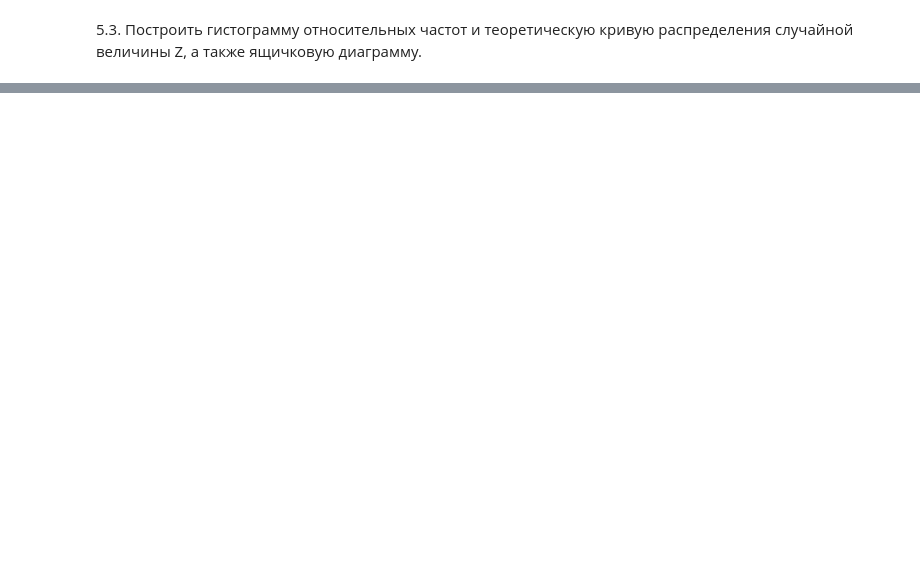
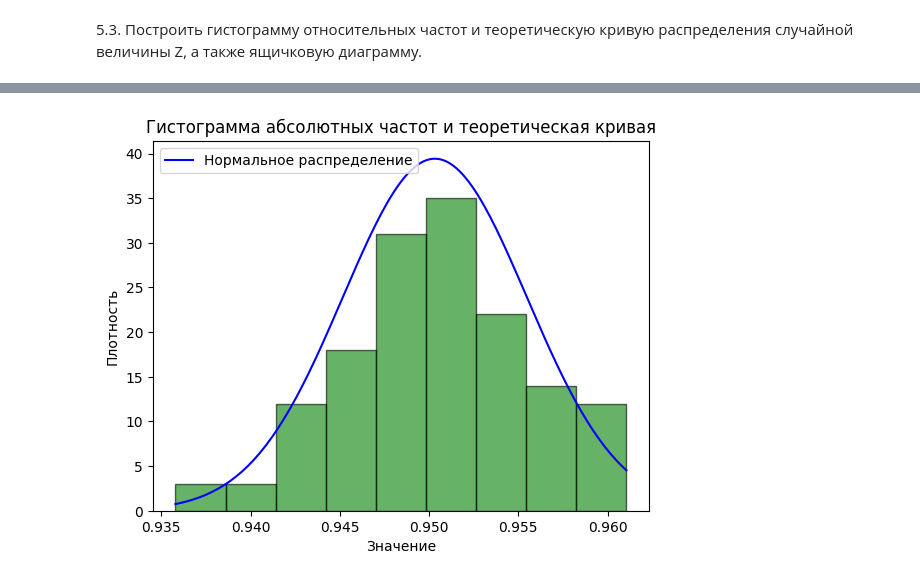
Before and after one commit to Nibuku/Stats_Analysis_, a Jupyter notebook: lab2_var5.ipynb, the cells around one changed output, grey strips where cells are left out. Drawn from its saved outputs; the diff is of its cells as text; code cells hidden in the pictures; blank space fills up the shorter version.

```diff
--- a/lab2_var5.ipynb
+++ b/lab2_var5.ipynb
@@ -329,0 +427,9 @@ print(f"Фактическое количество выбросов: {num_outli
+# %%
+std_gamma= np.std(gamma_arr)
+
+# Формула Скотта: ширина бина
+h_gamma = 3.5 * std_gamma / (150 ** (1/3))
+
+#полученные интервалы
+bins_g = (np.arange(min(gamma_arr), max(gamma_arr) + h_gamma, h_gamma))/150
+print(bins_g)
@@ -329,0 +458,19 @@ print(f"Фактическое количество выбросов: {num_outli
+# %%
+plt.hist(gamma_arr, bins=len(bins_g),alpha=0.6, color='g', edgecolor='black')
+plt.title('Гистограмма относительных частот')
+plt.xlabel('Значение')
+plt.ylabel('Плотность')
+
+x = np.linspace(np.min(gamma_arr), np.max(gamma_arr), 150)
+pdf = sts.norm.pdf(x, np.mean(gamma_arr), np.std(gamma_arr))*150*h_gamma
+plt.plot(x, pdf, 'b', label="Нормальное распределение")
+
+plt.title('Гистограмма абсолютных частот и теоретическая кривая')
+plt.xlabel('Значение')
+plt.ylabel('Плотность')
+plt.legend()
+
+# Показать график
+plt.show()
+# %% [output]
+[figure, added]
```
Also changed, not shown: parts of 29 cells of this notebook.
